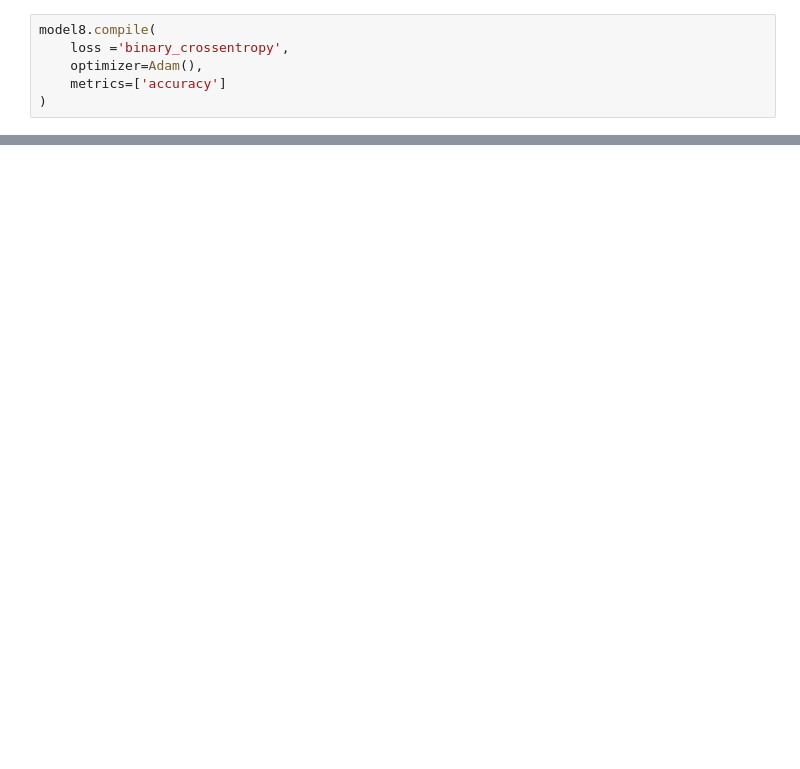
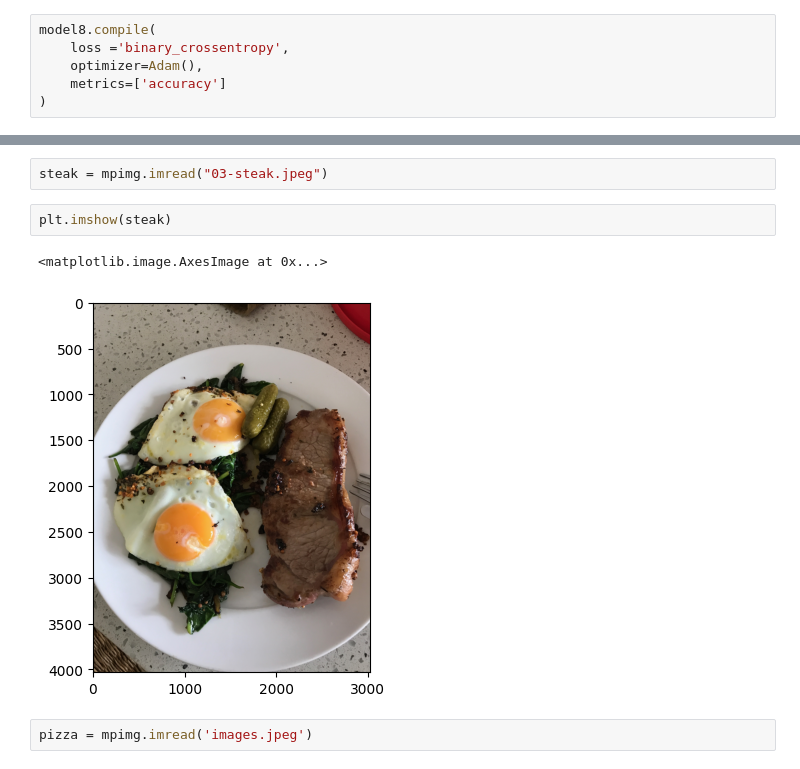
Before and after one commit to KrishnaSChavan/MachineLearning, a Jupyter notebook: CNN_1.ipynb, the cells around one changed output, grey strips where cells are left out. Saved outputs shown, nothing was run; the diff lists cells and outputs as text; blank space fills up the shorter version.

```diff
--- a/CNN_1.ipynb
+++ b/CNN_1.ipynb
@@ -904,0 +1025,9 @@ loss_curve(history8)
+# %%
+steak = mpimg.imread("03-steak.jpeg")
+# %%
+plt.imshow(steak)
+# %% [output]
+<matplotlib.image.AxesImage at 0x...>
+[figure, added]
+# %%
+pizza = mpimg.imread('images.jpeg')
```
Also changed, not shown: parts of 34 cells of this notebook.
